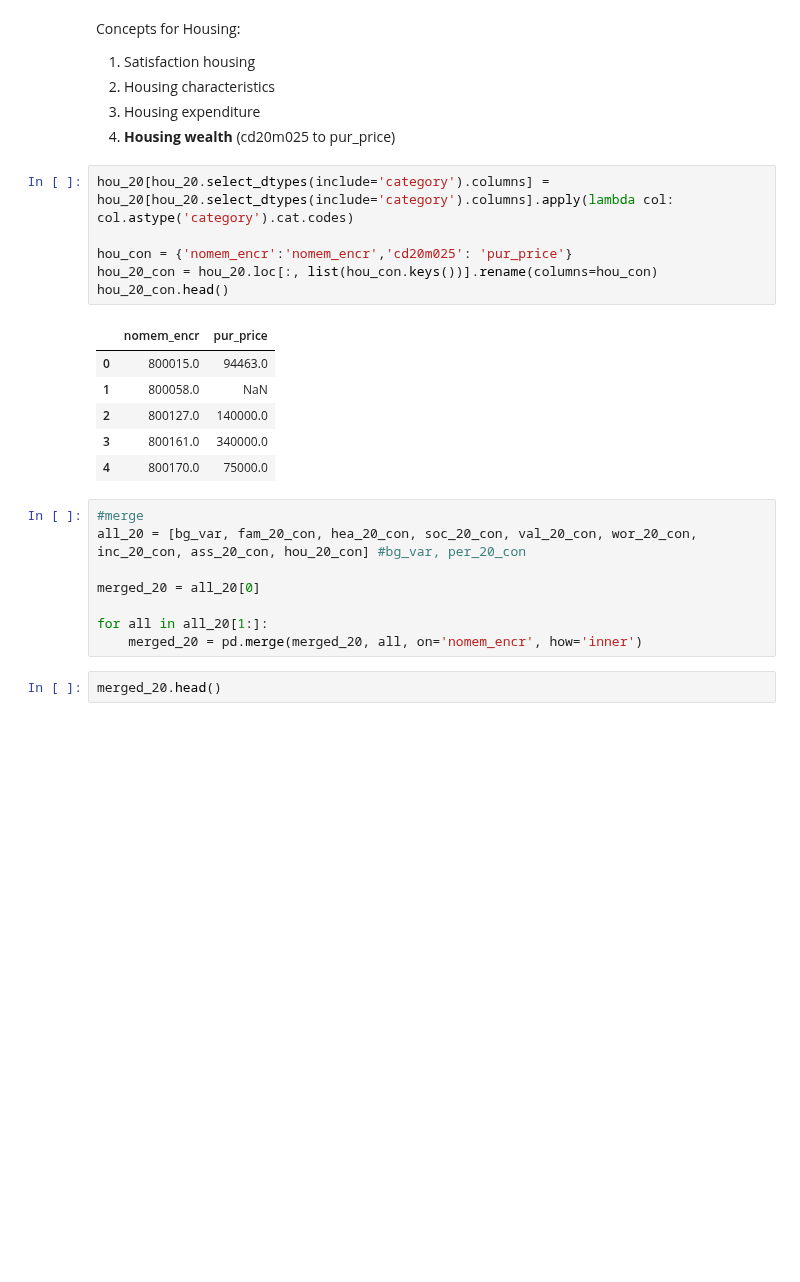
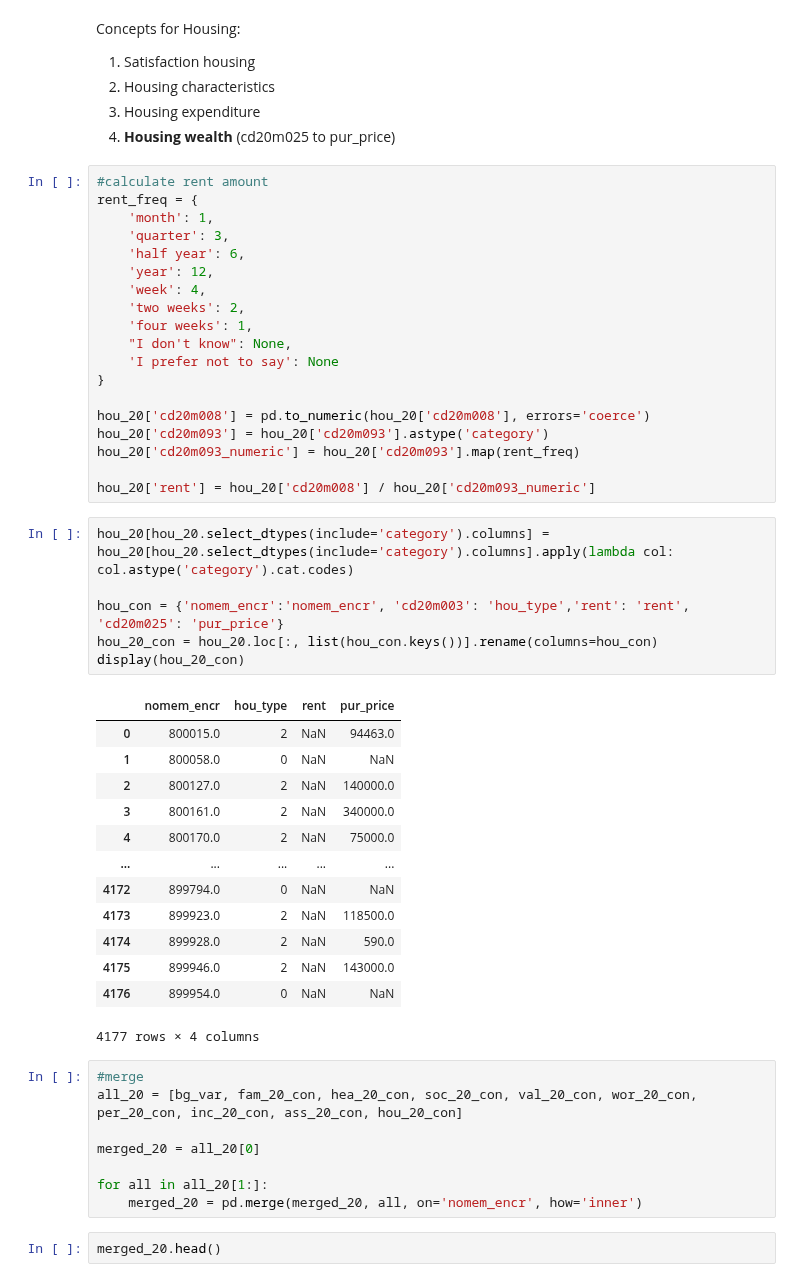
Before and after one commit to martynapiskorz/carn-t, a Jupyter notebook: LISS By wave/Y 20/merged_20.ipynb, the cells around one changed output. Saved outputs shown, nothing was run; the diff lists cells and outputs as text; blank space fills up the shorter version.

```diff
--- a/LISS By wave/Y 20/merged_20.ipynb
+++ b/LISS By wave/Y 20/merged_20.ipynb
@@ -352,22 +417,48 @@ Concepts for Housing:
 2. Housing characteristics
 3. Housing expenditure
 4. **Housing wealth** (cd20m025 to pur_price)
+# %%
+#calculate rent amount
+rent_freq = {
+    'month': 1,
+    'quarter': 3,
+    'half year': 6,
+    'year': 12,
+    'week': 4,
+    'two weeks': 2,
+    'four weeks': 1,
+    "I don't know": None,
+    'I prefer not to say': None
+}
+
+hou_20['cd20m008'] = pd.to_numeric(hou_20['cd20m008'], errors='coerce')
+hou_20['cd20m093'] = hou_20['cd20m093'].astype('category')
+hou_20['cd20m093_numeric'] = hou_20['cd20m093'].map(rent_freq)
+
+hou_20['rent'] = hou_20['cd20m008'] / hou_20['cd20m093_numeric']
 # %%
 hou_20[hou_20.select_dtypes(include='category').columns] = hou_20[hou_20.select_dtypes(include='category').columns].apply(lambda col: col.astype('category').cat.codes)
 
-hou_con = {'nomem_encr':'nomem_encr','cd20m025': 'pur_price'}
+hou_con = {'nomem_encr':'nomem_encr', 'cd20m003': 'hou_type','rent': 'rent', 'cd20m025': 'pur_price'}
 hou_20_con = hou_20.loc[:, list(hou_con.keys())].rename(columns=hou_con)
-hou_20_con.head()
+display(hou_20_con)
 # %% [output]
-|  | nomem_encr | pur_price |
-| 0 | 800015.0 | 94463.0 |
-| 1 | 800058.0 | NaN |
-| 2 | 800127.0 | 140000.0 |
-| 3 | 800161.0 | 340000.0 |
-| 4 | 800170.0 | 75000.0 |
+|  | nomem_encr | hou_type | rent | pur_price |
+| 0 | 800015.0 | 2 | NaN | 94463.0 |
+| 1 | 800058.0 | 0 | NaN | NaN |
+| 2 | 800127.0 | 2 | NaN | 140000.0 |
+| 3 | 800161.0 | 2 | NaN | 340000.0 |
+| 4 | 800170.0 | 2 | NaN | 75000.0 |
+| ... | ... | ... | ... | ... |
+| 4172 | 899794.0 | 0 | NaN | NaN |
+| 4173 | 899923.0 | 2 | NaN | 118500.0 |
+| 4174 | 899928.0 | 2 | NaN | 590.0 |
+| 4175 | 899946.0 | 2 | NaN | 143000.0 |
+| 4176 | 899954.0 | 0 | NaN | NaN |
+4177 rows × 4 columns
 # %%
 #merge
-all_20 = [bg_var, fam_20_con, hea_20_con, soc_20_con, val_20_con, wor_20_con, inc_20_con, ass_20_con, hou_20_con] #bg_var, per_20_con
+all_20 = [bg_var, fam_20_con, hea_20_con, soc_20_con, val_20_con, wor_20_con, per_20_con, inc_20_con, ass_20_con, hou_20_con]
 
 merged_20 = all_20[0]
 
```
Also changed, not shown: parts of 8 cells of this notebook.
